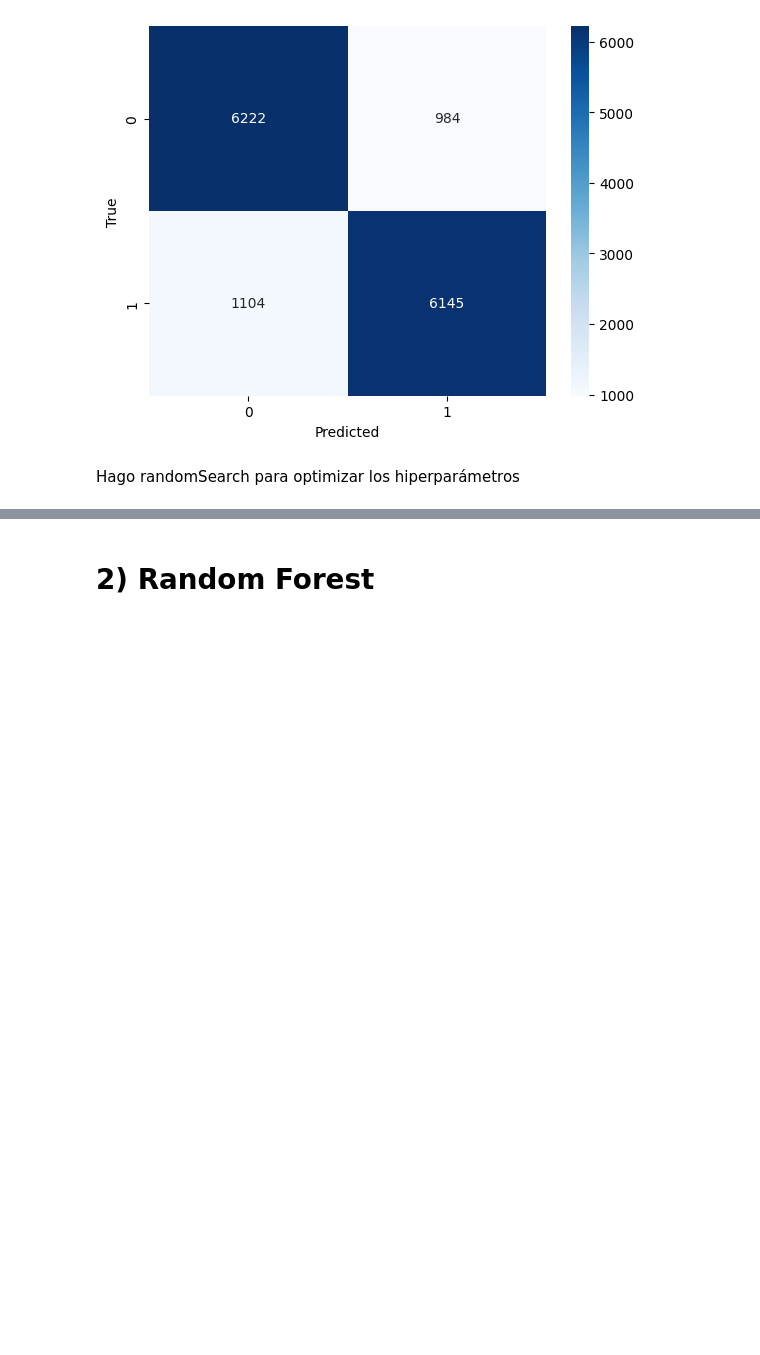
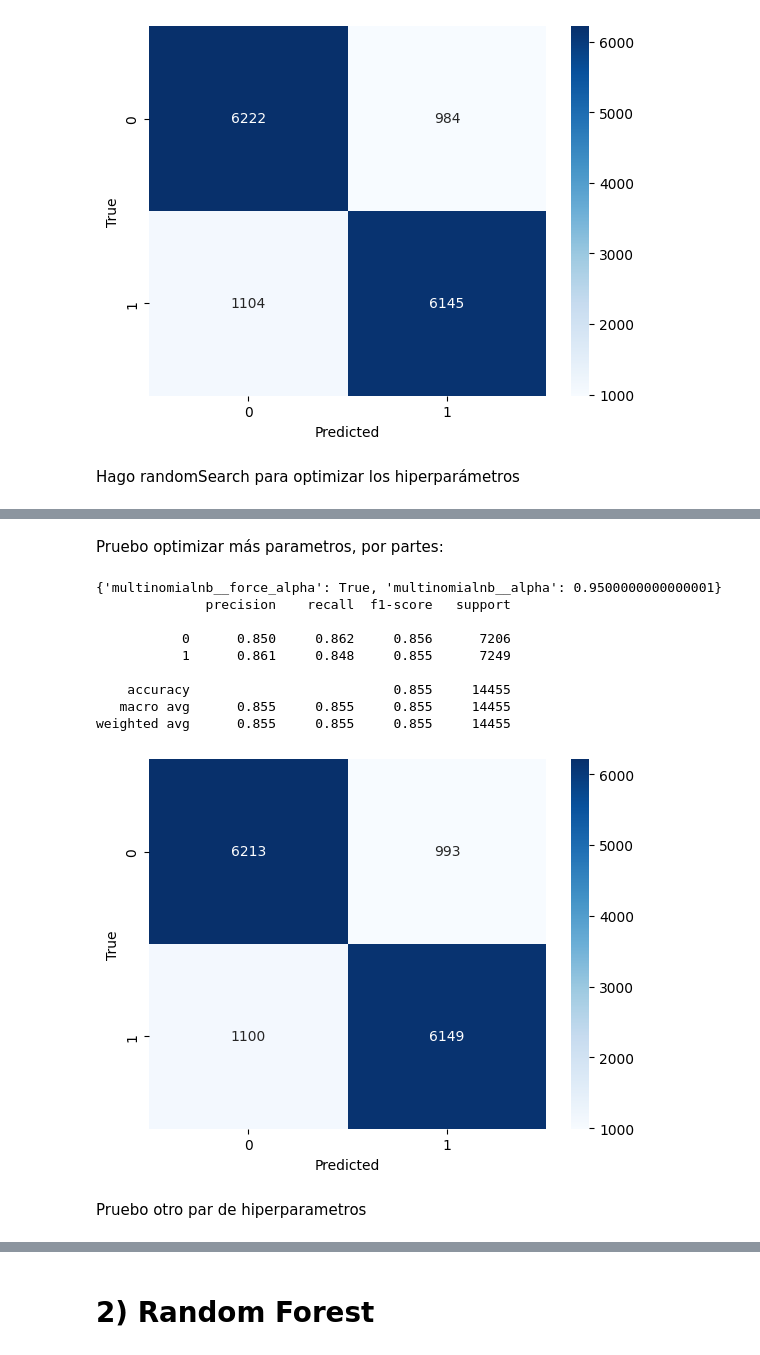
Before and after one commit to FaCu97/7506R-1C2023-GRUPO11, a Jupyter notebook: TP2/7506R_TP2_GRUPO11_N2.ipynb, the cells around one changed output, grey strips where cells are left out. Drawn from its saved outputs; the diff is of its cells as text; code cells hidden in the pictures; blank space fills up the shorter version.

```diff
--- a/TP2/7506R_TP2_GRUPO11_N2.ipynb
+++ b/TP2/7506R_TP2_GRUPO11_N2.ipynb
@@ -158,3 +159,5 @@ weighted avg      0.856     0.855     0.855     14455
 [figure]
 # %%
 guardar_y_predecir(best_bayes,"bayes_naive_best_model_filtrado_final")
+# %% [markdown]
+Pruebo optimizar más parametros, por partes:
@@ -160,0 +201,22 @@ guardar_y_predecir(best_bayes,"bayes_naive_best_model_filtrado_final")
+# %%
+#Mejor estimador
+best_bayes=model.best_estimator_
+
+#Mejores parámetros
+print(model.best_params_)
+
+#Predicción con mejor estimador
+y_pred=best_bayes.predict(x_test)
+
+metricas(y_pred,y_test)
+# %% [output]
+{'multinomialnb__force_alpha': True, 'multinomialnb__alpha': 0.9500000000000001}
+              precision    recall  f1-score   support
+
+           0      0.850     0.862     0.856      7206
+           1      0.861     0.848     0.855      7249
+
+    accuracy                          0.855     14455
+   macro avg      0.855     0.855     0.855     14455
+weighted avg      0.855     0.855     0.855     14455
+[figure, added]
@@ -160,0 +225,2 @@ guardar_y_predecir(best_bayes,"bayes_naive_best_model_filtrado_final")
+# %% [markdown]
+Pruebo otro par de hiperparametros
```
Also changed, not shown: parts of 22 cells of this notebook, 7 other files.
